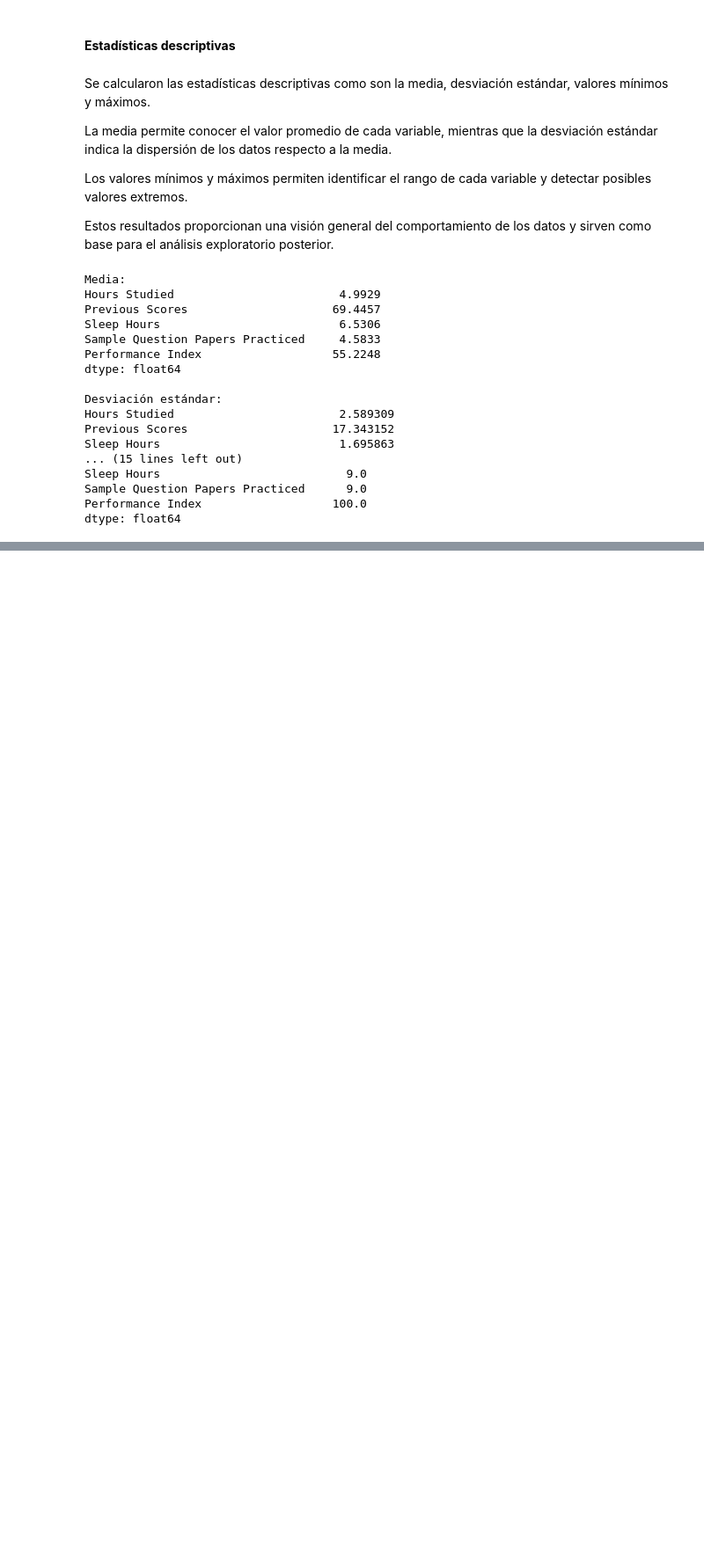
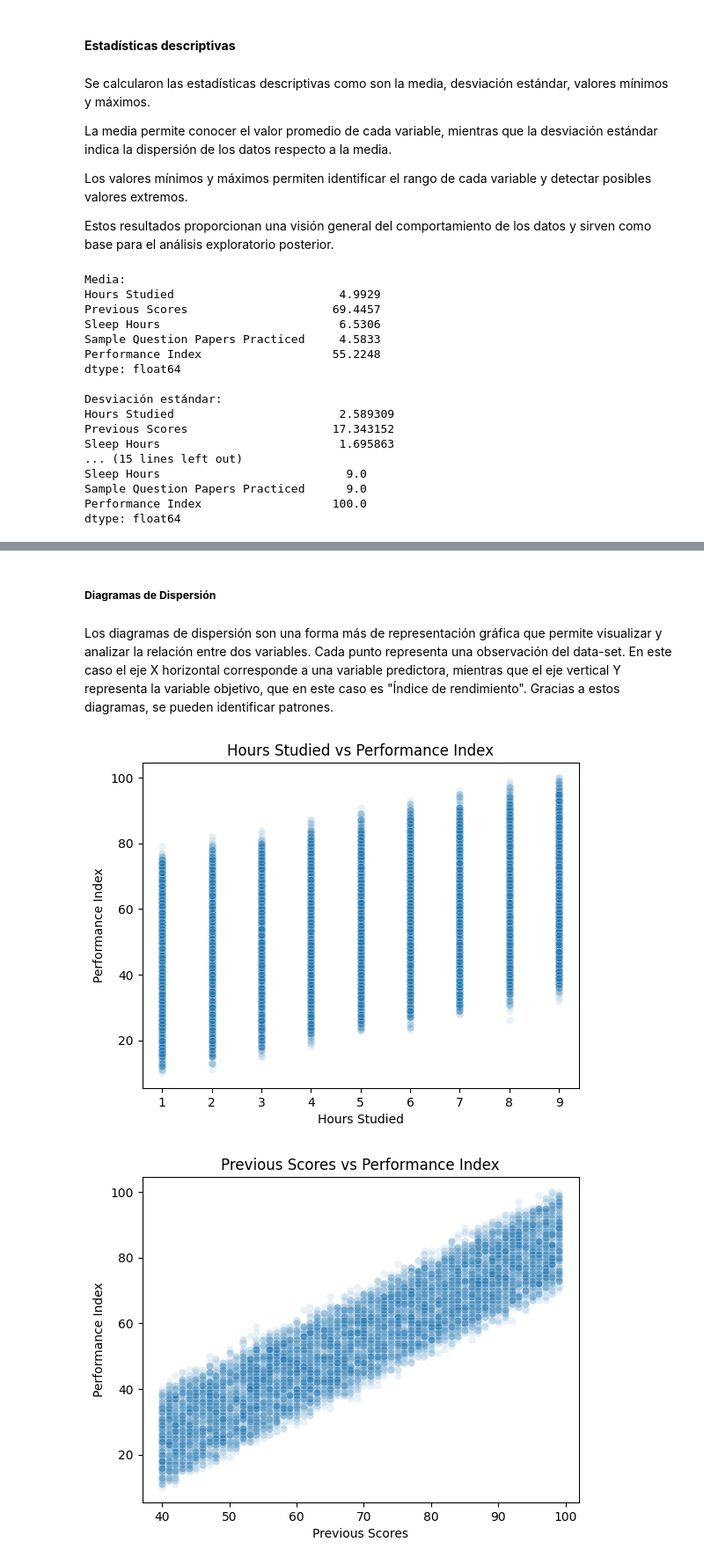
Before and after one commit to ChepeTEC/An-lisis-a-Data-Set-Student-Performance, a Jupyter notebook: Notebook.ipynb, the cells around one changed output, grey strips where cells are left out. Shown at 88% size. Cells and saved outputs as stored; diff of their text form; code cells hidden in the pictures; blank space fills up the shorter version.

```diff
--- a/Notebook.ipynb
+++ b/Notebook.ipynb
@@ -108,0 +149,21 @@ dtype: float64
+# %% [markdown]
+##### **Diagramas de Dispersión**
+# %% [markdown]
+Los diagramas de dispersión son una forma más de representación gráfica que permite visualizar y analizar la relación entre dos variables. Cada punto representa una observación del data-set. En este caso el eje X horizontal corresponde a una variable predictora, mientras que el eje vertical Y representa la variable objetivo, que en este caso es "Índice de rendimiento". Gracias a estos diagramas, se pueden identificar patrones.
+# %%
+import seaborn as sns
+import matplotlib.pyplot as plt
+
+target = "Performance Index"
+
+
+for col in df.columns:
+    if col != target:
+        sns.scatterplot(x=df[col], y=df[target], alpha=0.1)
+        plt.title(f"{col} vs {target}")
+        plt.xlabel(col)
+        plt.ylabel(target)
+        plt.show()
+# %% [output]
+[figure, added]
+[figure, added]
```
Also changed, not shown: parts of 20 cells of this notebook.
